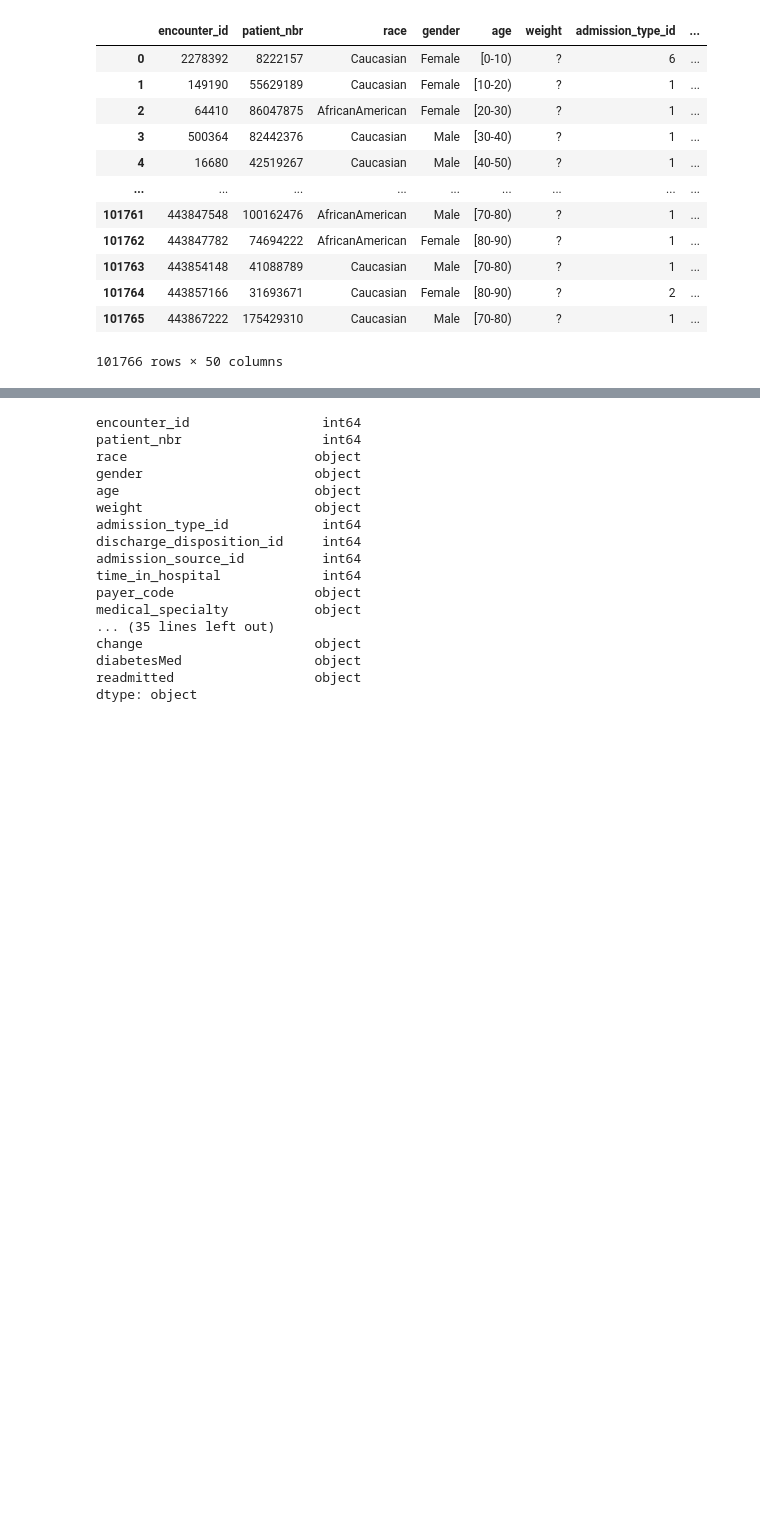
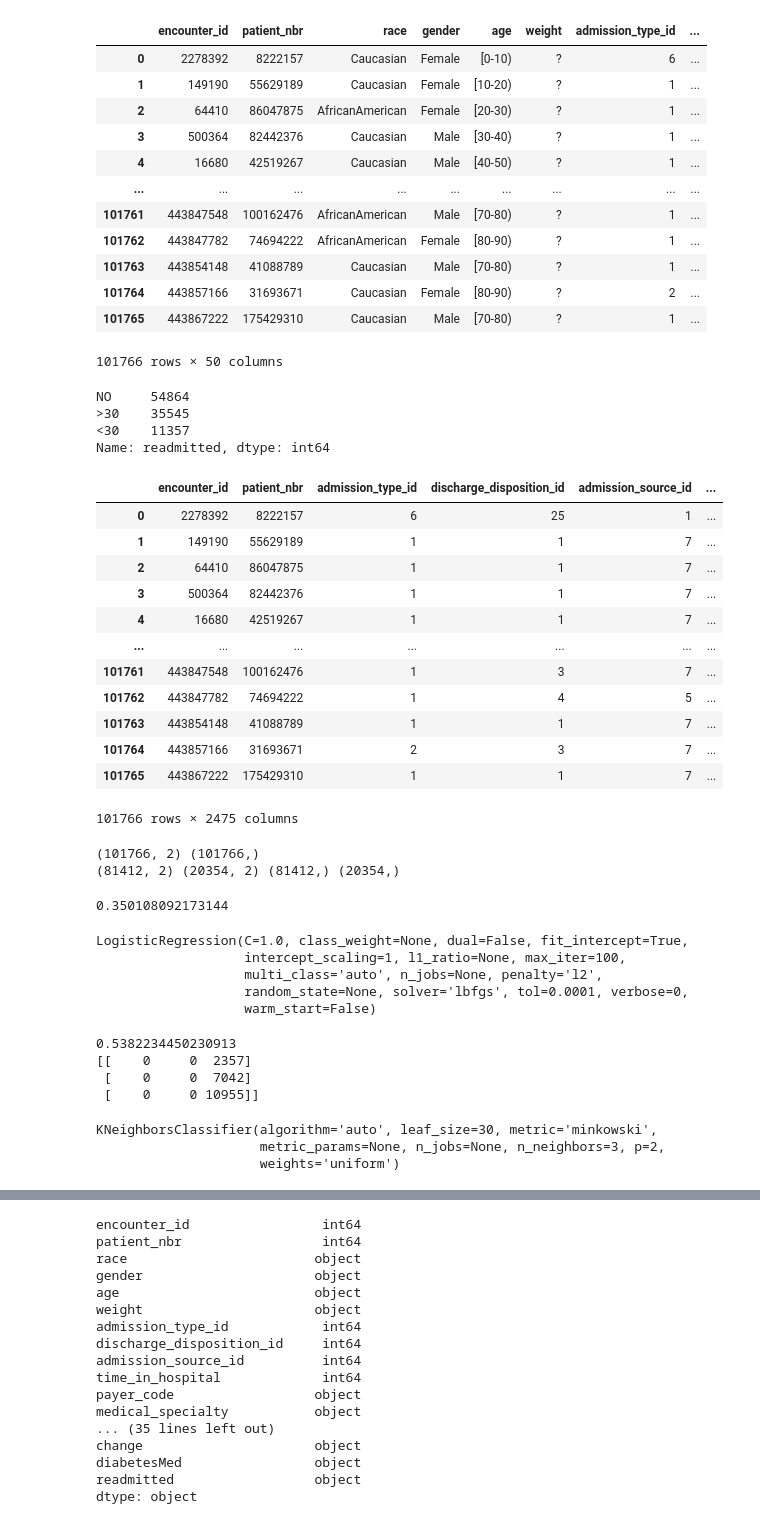
Before and after one commit to fabianlojo/Final, a Jupyter notebook: Cleaning Raw Data.ipynb, the cells around one changed output, grey strips where cells are left out. Saved outputs shown, nothing was run; the diff lists cells and outputs as text; code cells hidden in the pictures; blank space fills up the shorter version.

```diff
--- a/Cleaning Raw Data.ipynb
+++ b/Cleaning Raw Data.ipynb
@@ -23,3 +71,79 @@ df
 | 101764 | 443857166 | 31693671 | Caucasian | Female | [80-90) | ? | 2 | ... |
 | 101765 | 443867222 | 175429310 | Caucasian | Male | [70-80) | ? | 1 | ... |
 101766 rows × 50 columns
+# %%
+df["readmitted"].value_counts()
+# %% [output]
+NO     54864
+>30    35545
+<30    11357
+Name: readmitted, dtype: int64
+# %%
+dummies = pd.get_dummies(df)
+dummies
+# %% [output]
+|  | encounter_id | patient_nbr | admission_type_id | discharge_disposition_id | admission_source_id | ... |
+| 0 | 2278392 | 8222157 | 6 | 25 | 1 | ... |
+| 1 | 149190 | 55629189 | 1 | 1 | 7 | ... |
+| 2 | 64410 | 86047875 | 1 | 1 | 7 | ... |
+| 3 | 500364 | 82442376 | 1 | 1 | 7 | ... |
+| 4 | 16680 | 42519267 | 1 | 1 | 7 | ... |
+| ... | ... | ... | ... | ... | ... | ... |
+| 101761 | 443847548 | 100162476 | 1 | 3 | 7 | ... |
+| 101762 | 443847782 | 74694222 | 1 | 4 | 5 | ... |
+| 101763 | 443854148 | 41088789 | 1 | 1 | 7 | ... |
+| 101764 | 443857166 | 31693671 | 2 | 3 | 7 | ... |
+| 101765 | 443867222 | 175429310 | 1 | 1 | 7 | ... |
+101766 rows × 2475 columns
+# %%
+from sklearn.preprocessing import Normalizer
+from sklearn.preprocessing import StandardScaler
+from sklearn.decomposition import PCA
+from sklearn.pipeline import make_pipeline
+from sklearn.model_selection import train_test_split
+
+df1 = pd.DataFrame(dummies, columns=["diabetesMed_No", "diabetesMed_Yes", "readmitted_<30", "readmitted_>30", "readmitted_NO"])
+df1
+
+X = df1[["diabetesMed_Yes", "diabetesMed_No"]]
+y = df['readmitted']
+
+X_train, X_test, y_train, y_test = train_test_split(X, y, test_size=0.2)
+
+print(X.shape,y.shape)
+print(X_train.shape, X_test.shape, y_train.shape, y_test.shape)
+y_train.value_counts()[1] / len(y_train)
+# %% [output]
+(101766, 2) (101766,)
+(81412, 2) (20354, 2) (81412,) (20354,)
+0.350108092173144
+# %%
+from sklearn.linear_model import LogisticRegression
+clf = LogisticRegression().fit(X_train, y_train)
+clf
+# %% [output]
+LogisticRegression(C=1.0, class_weight=None, dual=False, fit_intercept=True,
+                   intercept_scaling=1, l1_ratio=None, max_iter=100,
+                   multi_class='auto', n_jobs=None, penalty='l2',
+                   random_state=None, solver='lbfgs', tol=0.0001, verbose=0,
+                   warm_start=False)
+# %%
+from sklearn.metrics import accuracy_score,confusion_matrix
+y_pred = clf.predict(X_test)  # esta es mi y predicha
+print(accuracy_score(y_test, y_pred))
+print(confusion_matrix(y_test,y_pred))
+# %% [output]
+0.5382234450230913
+[[    0     0  2357]
+ [    0     0  7042]
+ [    0     0 10955]]
+# %%
+from sklearn.neighbors import KNeighborsClassifier
+
+neigh = KNeighborsClassifier(n_neighbors=3)
+Nclf = neigh.fit(X_train,y_train)
+Nclf
+# %% [output]
+KNeighborsClassifier(algorithm='auto', leaf_size=30, metric='minkowski',
+                     metric_params=None, n_jobs=None, n_neighbors=3, p=2,
+                     weights='uniform')
```
Also changed, not shown: parts of 9 cells of this notebook.
